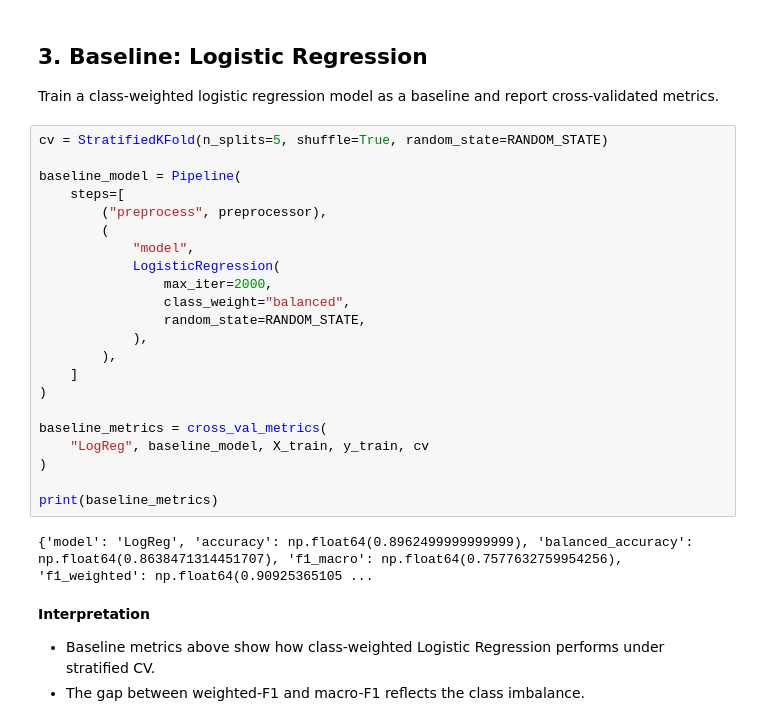
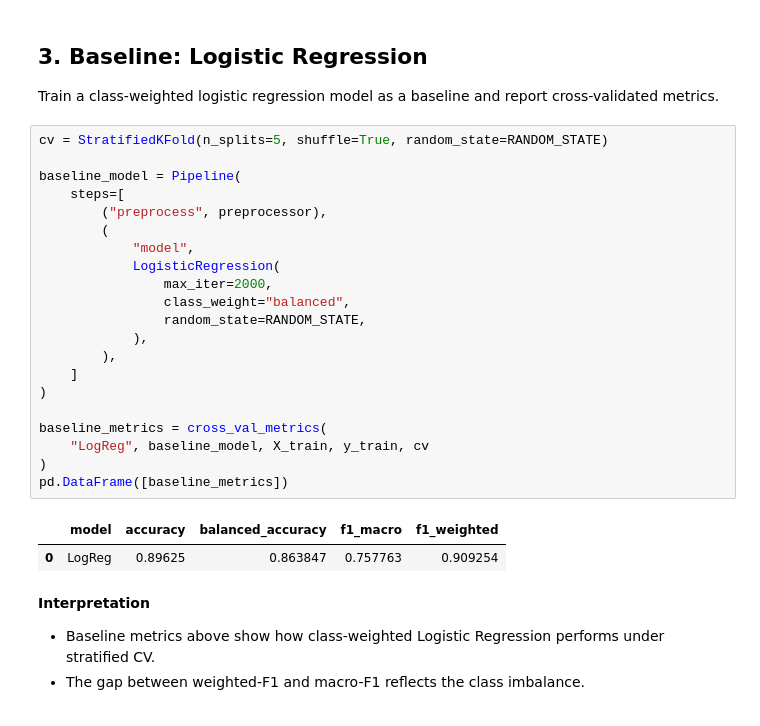
Before and after one commit to Abhay1Dhakl/diabetes-nyp-classification-clustering, a Jupyter notebook: notebooks/02_classification.ipynb, the cells around one changed output. Drawn from its saved outputs; the diff is of its cells as text.

```diff
--- a/notebooks/02_classification.ipynb
+++ b/notebooks/02_classification.ipynb
@@ -147,27 +147,27 @@ Train a class-weighted logistic regression model as a baseline and report cross-
 # %%
 cv = StratifiedKFold(n_splits=5, shuffle=True, random_state=RANDOM_STATE)
 
 baseline_model = Pipeline(
     steps=[
         ("preprocess", preprocessor),
         (
             "model",
             LogisticRegression(
                 max_iter=2000,
                 class_weight="balanced",
                 random_state=RANDOM_STATE,
             ),
         ),
     ]
 )
 
 baseline_metrics = cross_val_metrics(
     "LogReg", baseline_model, X_train, y_train, cv
 )
-
-print(baseline_metrics)
+pd.DataFrame([baseline_metrics])
 # %% [output]
-{'model': 'LogReg', 'accuracy': np.float64(0.8962499999999999), 'balanced_accuracy': np.float64(0.8638471314451707), 'f1_macro': np.float64(0.7577632759954256), 'f1_weighted': np.float64(0.90925365105 ...
+|  | model | accuracy | balanced_accuracy | f1_macro | f1_weighted |
+| 0 | LogReg | 0.89625 | 0.863847 | 0.757763 | 0.909254 |
 # %% [markdown]
 **Interpretation**
 
```
Also changed, not shown: 2 other files.
